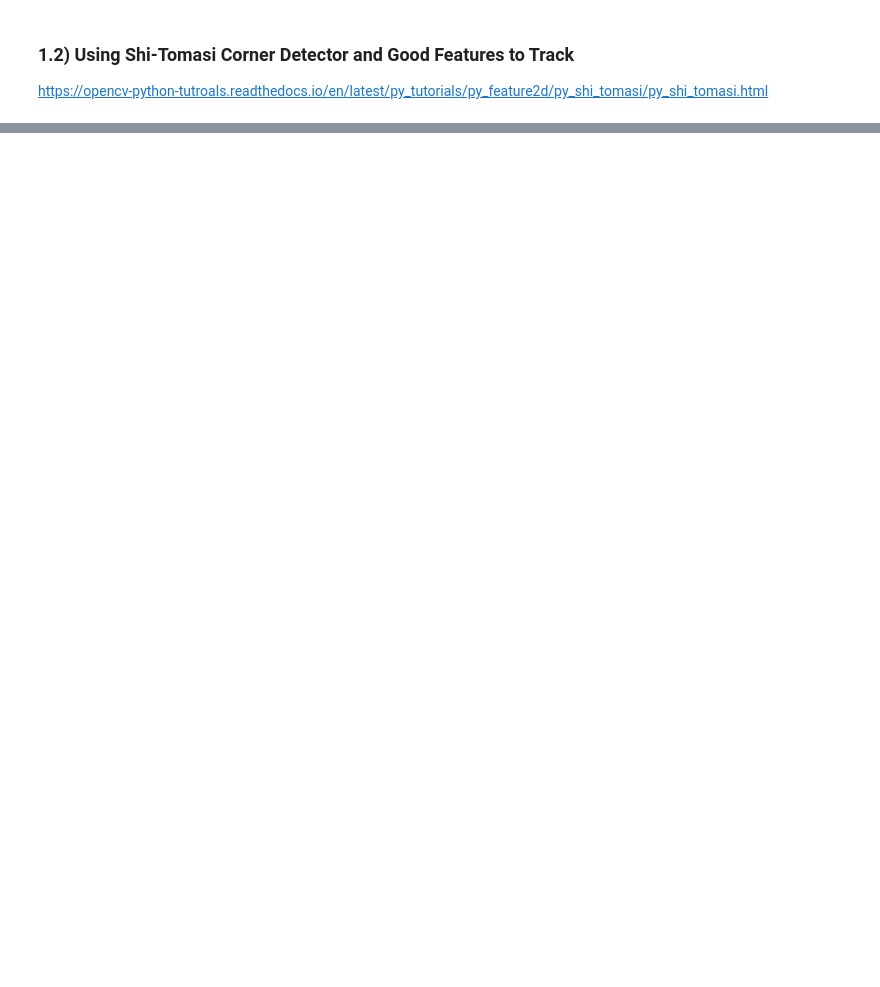
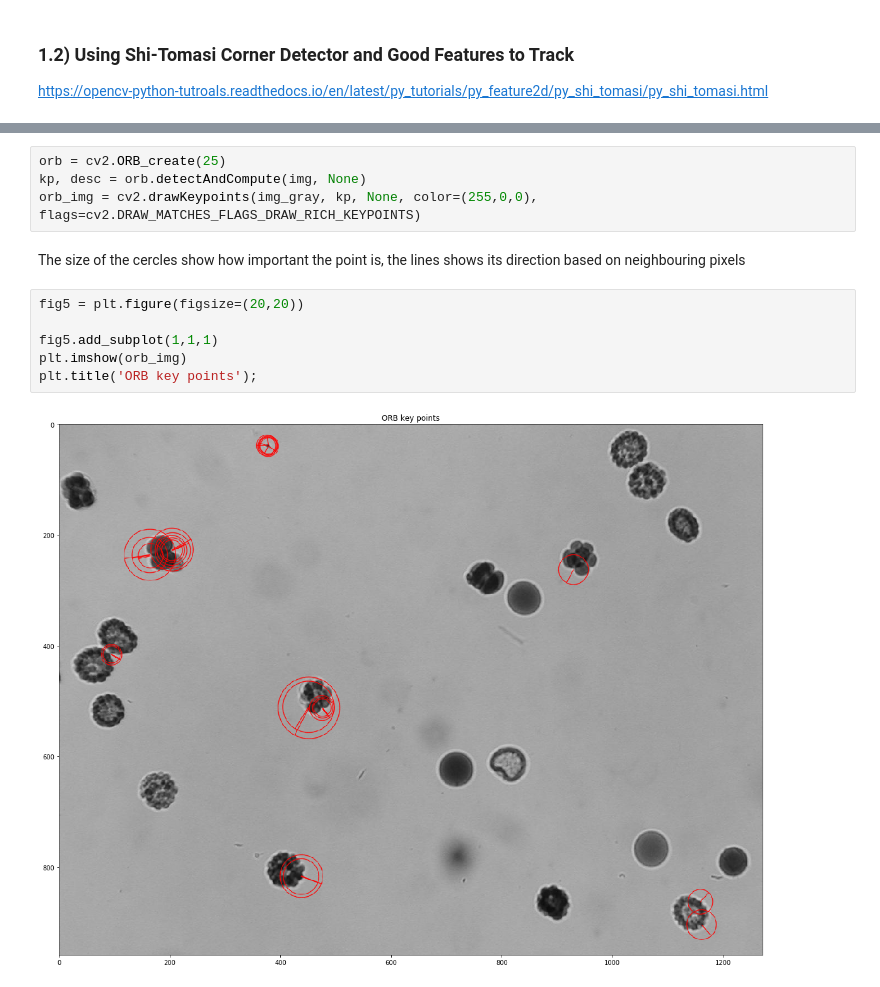
Before and after one commit to UniversalBuilder/Python-and-Microscopy, a Jupyter notebook: Features, detectors and descriptors in OpenCV.ipynb, the cells around one changed output, grey strips where cells are left out. Drawn from its saved outputs; the diff is of its cells as text; blank space fills up the shorter version.

Commit message:
Updated Features and keypoints

```diff
--- a/Features, detectors and descriptors in OpenCV.ipynb
+++ b/Features, detectors and descriptors in OpenCV.ipynb
@@ -64,0 +83,14 @@ plt.title('Shi-Tomasi corners points');
+# %%
+orb = cv2.ORB_create(25)
+kp, desc = orb.detectAndCompute(img, None)
+orb_img = cv2.drawKeypoints(img_gray, kp, None, color=(255,0,0), flags=cv2.DRAW_MATCHES_FLAGS_DRAW_RICH_KEYPOINTS)
+# %% [markdown]
+The size of the cercles show how important the point is, the lines shows its direction based on neighbouring pixels
+# %%
+fig5 = plt.figure(figsize=(20,20))
+
+fig5.add_subplot(1,1,1)
+plt.imshow(orb_img)
+plt.title('ORB key points');
+# %% [output]
+[figure, added]
```
Also changed, not shown: parts of 6 cells of this notebook.
